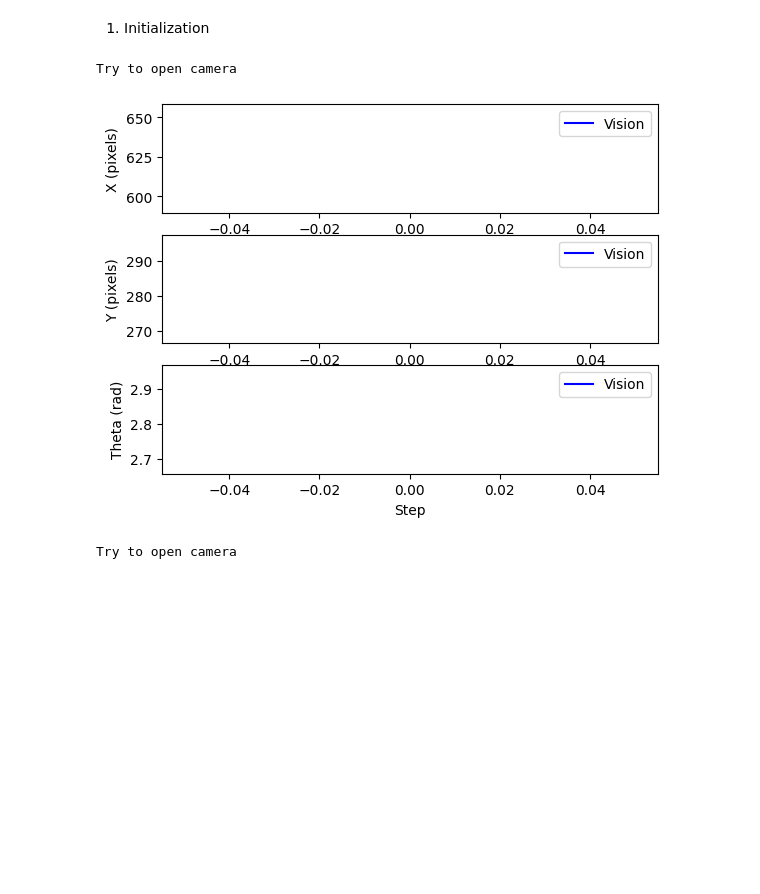
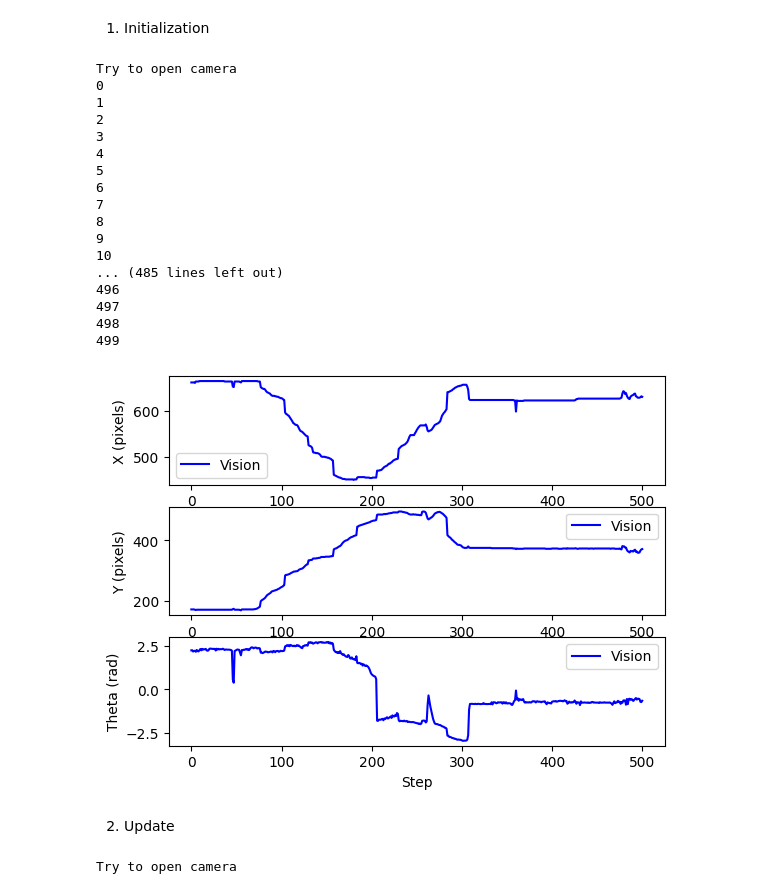
Before and after one commit to artdev99/MobileRobotics-Project, a Jupyter notebook: Main.ipynb, the cells around one changed output. Saved outputs shown, nothing was run; the diff lists cells and outputs as text; code cells hidden in the pictures; blank space fills up the shorter version.

```diff
--- a/Main.ipynb
+++ b/Main.ipynb
@@ -149,8 +149,8 @@ Thymio_nose_hist = np.empty((2, 0))
 sigma = 5
 epsilon = 0.01
 thresh_Thymio=np.array([180,180,180,255,255,255])
-thresh_obstacle=np.array([[4,0,110,100,100,255]]) #40,30,170,100,100,240
-thresh_goal=np.array([40,100,20,90,160,80])
+thresh_obstacle=np.array([[4,0,120,90,90,255]]) #40,30,170,100,100,240
+thresh_goal=np.array([40,100,20,90,190,80])
 min_size=5000
 grid_size=200
 Thymio_detected=False
@@ -176,50 +176,89 @@ plt.ion()
 fig, ax = plt.subplots(3)
 
 
-image, grid, Thymio_xytheta, c_goal, path, Thymio_detected, Thymio_nose,obstacle_cnt, obstacle_cnt_expnded, goal_cnt, Thymio_cnt, Thymio_size, Thymio_nose=init(cam, sigma, epsilon, thresh_Thymio,thresh_obstacle, thresh_goal, min_size, grid_size)
+image, grid, Thymio_xytheta, c_goal, path, Thymio_detected, Thymio_nose,obstacle_cnt, obstacle_cnt_expnded, goal_cnt, Thymio_cnt, Thymio_size, Thymio_nose, mat_persp,max_width_persp, max_height_persp=init(cam, sigma, epsilon, thresh_Thymio,thresh_obstacle, thresh_goal, min_size, grid_size)
 
 #path is in grid coord need to be in im coord for plot
 path_img= grid1_coord2grid2_coord(path,grid,image)
 path_img=path_img[::-1]
 
-#Create base image without Thymio for the rest of the run
-image_cnt=image.copy()
-cv2.drawContours(image_cnt, goal_cnt, -1, (0,255,0), 4)
-cv2.drawContours(image_cnt, obstacle_cnt, -1, (0,0,255), 4)
-cv2.drawContours(image_cnt, obstacle_cnt_expnded, -1, (0,100,255), 4)
-cv2.drawContours(image_cnt, Thymio_cnt, -1, (229,204,255), 4)
-cv2.polylines(image_cnt, [path_img.T.reshape(-1,1,2)], isClosed=False, color=(255, 0, 0), thickness=4)
-
-#Update the image with Thymio contour and orientation
-image_full=image_cnt.copy()
-cv2.line(image_full, Thymio_xytheta[:2,0].astype(np.int32), Thymio_nose[:2,0].astype(np.int32), (229,204,255), thickness=2) #orientation
-cv2.circle(image_full,c_goal.flatten(), 10, (153,255,51), -1)
+image_cnt=draw_cnt_image(image,goal_cnt,obstacle_cnt,obstacle_cnt_expnded,Thymio_cnt,path_img,Thymio_xytheta,Thymio_nose,c_goal)
 
 
 #Update history
 Thymio_xytheta_hist=np.hstack((Thymio_xytheta_hist,Thymio_xytheta))
 Thymio_nose_hist=np.hstack((Thymio_nose_hist,Thymio_nose))
 
 #Initial Image and Plots:
-cv2.imshow("Camera view", image_full)
+cv2.imshow("Camera view", image_cnt)
 
 for i in range(3):
     ax[i].clear()
     ax[i].plot(np.arange(Thymio_xytheta_hist.shape[1]),Thymio_xytheta_hist[i,:],'b-',label='Vision')
     ax[i].legend()
     ax[i].set_xlabel("Step")
     if i==0:
         ax[i].set_ylabel("X (pixels)")
     elif i==1:
         ax[i].set_ylabel("Y (pixels)")
     elif i==2:
         ax[i].set_ylabel("Theta (rad)")
 
+
 plt.draw()
+cv2.waitKey(500)
 
-cv2.waitKey(20000)
+#cam.release()
+#cv2.destroyAllWindows()
+######################################################
+#UPDATE
+######################################################
+for steps in range(500):
+    print(steps)
+    image, Thymio_xytheta, Thymio_detected, Thymio_size, Thymio_nose, Thymio_cnt=update_vision(cam, sigma, epsilon, mat_persp,max_width_persp, max_height_persp, thresh_Thymio, Thymio_size)
+
+    image_cnt=draw_cnt_image(image,goal_cnt,obstacle_cnt,obstacle_cnt_expnded,Thymio_cnt,path_img,Thymio_xytheta,Thymio_nose,c_goal)
+
+    #Update history
+    Thymio_xytheta_hist=np.hstack((Thymio_xytheta_hist,Thymio_xytheta))
+    Thymio_nose_hist=np.hstack((Thymio_nose_hist,Thymio_nose))
+    #Initial Image and Plots:
+    cv2.imshow("Camera view", image_cnt)
+    cv2.waitKey(1)
+    for i in range(3):
+        ax[i].clear()
+        ax[i].plot(np.arange(Thymio_xytheta_hist.shape[1]),Thymio_xytheta_hist[i,:],'b-',label='Vision')
+        ax[i].legend()
+        ax[i].set_xlabel("Step")
+        if i==0:
+            ax[i].set_ylabel("X (pixels)")
+        elif i==1:
+            ax[i].set_ylabel("Y (pixels)")
+        elif i==2:
+            ax[i].set_ylabel("Theta (rad)")
+
+    plt.draw()
+    cv2.waitKey(10)
 cam.release()
 cv2.destroyAllWindows()
 # %% [output]
 Try to open camera
+0
+1
+2
+3
+4
+5
+6
+7
+8
+9
+10
+... (485 lines left out)
+496
+497
+498
+499
-[figure, old version]
+[figure, new version]
+# %% [markdown]
+2. Update
```
Also changed, not shown: parts of 1 cell of this notebook, 1 other file.
